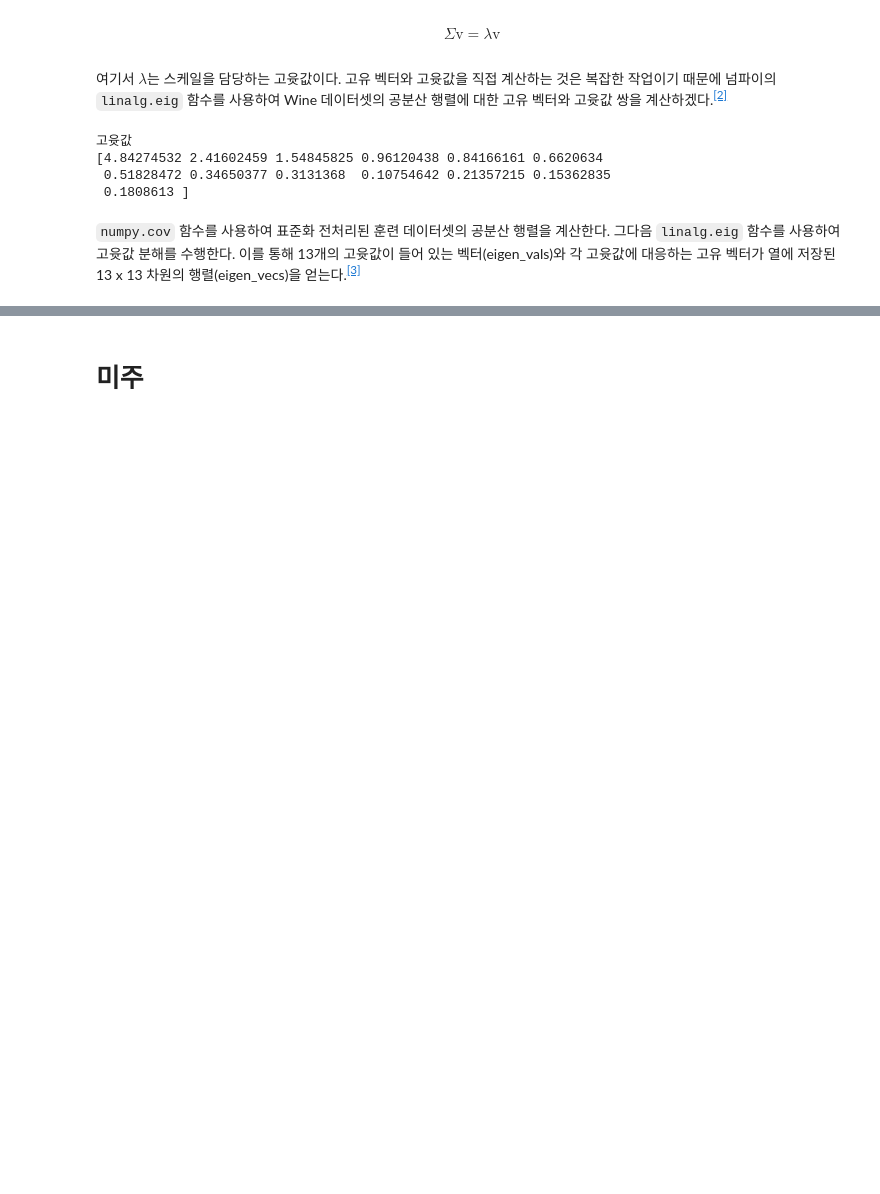
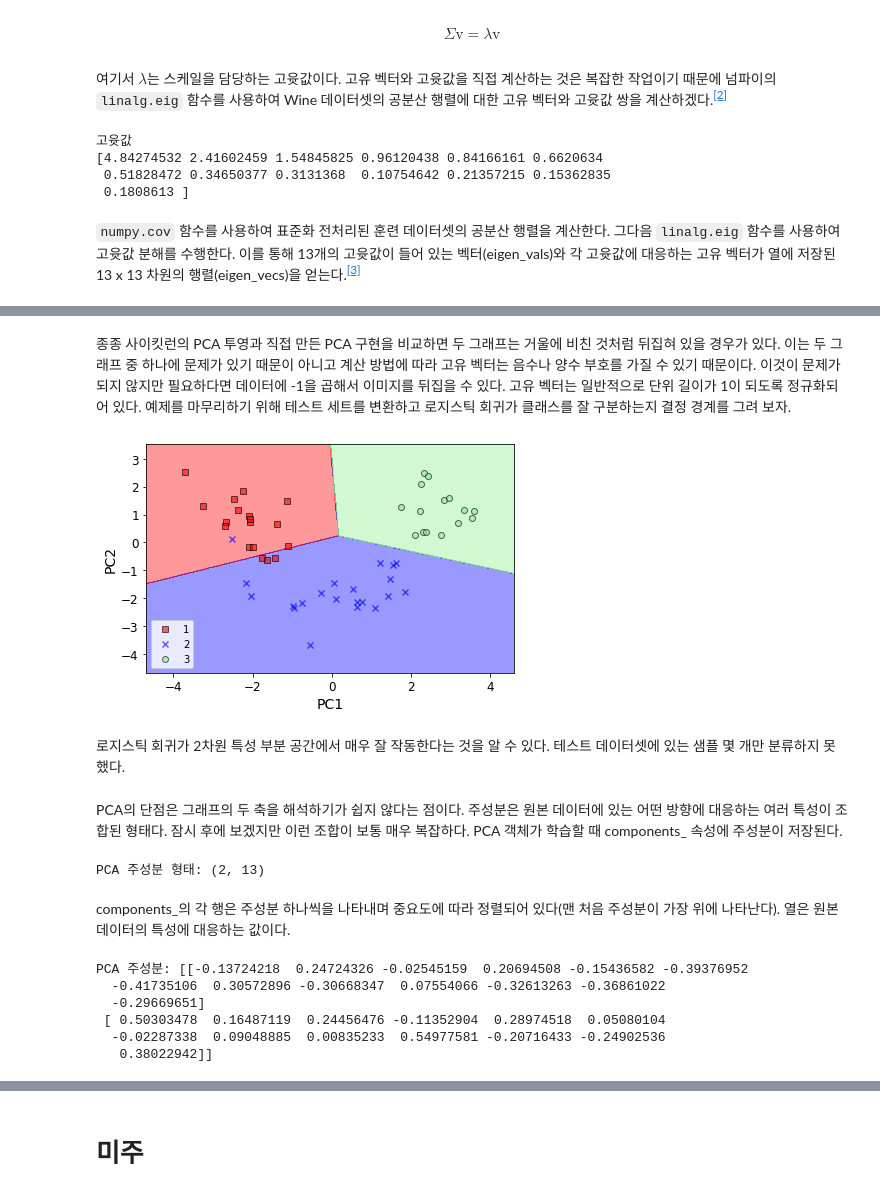
Before and after one commit to Sameta-cani/jwork, a Jupyter notebook: PCA.ipynb, the cells around one changed output, grey strips where cells are left out. Saved outputs shown, nothing was run; the diff lists cells and outputs as text; code cells hidden in the pictures; blank space fills up the shorter version.

```diff
--- a/PCA.ipynb
+++ b/PCA.ipynb
@@ -240,0 +437,30 @@ print('\n고윳값 \n%s' % eigen_vals)
+# %% [markdown]
+종종 사이킷런의 PCA 투영과 직접 만든 PCA 구현을 비교하면 두 그래프는 거울에 비친 것처럼 뒤집혀 있을 경우가 있다. 이는 두 그래프 중 하나에 문제가 있기 때문이 아니고 계산 방법에 따라 고유 벡터는 음수나 양수 부호를 가질 수 있기 때문이다. 이것이 문제가 되지 않지만 필요하다면 데이터에 -1을 곱해서 이미지를 뒤집을 수 있다. 고유 벡터는 일반적으로 단위 길이가 1이 되도록 정규화되어 있다. 예제를 마무리하기 위해 테스트 세트를 변환하고 로지스틱 회귀가 클래스를 잘 구분하는지 결정 경계를 그려 보자.
+# %%
+plot_decision_regions(X_test_pca, y_test, classifier=lr)
+plt.xlabel('PC1')
+plt.ylabel('PC2')
+plt.legend(loc='lower left')
+plt.tight_layout()
+plt.show()
+# %% [output]
+[figure, added]
+# %% [markdown]
+로지스틱 회귀가 2차원 특성 부분 공간에서 매우 잘 작동한다는 것을 알 수 있다. 테스트 데이터셋에 있는 샘플 몇 개만 분류하지 못했다.
+# %% [markdown]
+PCA의 단점은 그래프의 두 축을 해석하기가 쉽지 않다는 점이다. 주성분은 원본 데이터에 있는 어떤 방향에 대응하는 여러 특성이 조합된 형태다. 잠시 후에 보겠지만 이런 조합이 보통 매우 복잡하다. PCA 객체가 학습할 때 components_ 속성에 주성분이 저장된다.
+# %%
+print("PCA 주성분 형태:", pca.components_.shape)
+# %% [output]
+PCA 주성분 형태: (2, 13)
+# %% [markdown]
+components_의 각 행은 주성분 하나씩을 나타내며 중요도에 따라 정렬되어 있다(맨 처음 주성분이 가장 위에 나타난다). 열은 원본 데이터의 특성에 대응하는 값이다.
+# %%
+print("PCA 주성분:", pca.components_)
+# %% [output]
+PCA 주성분: [[-0.13724218  0.24724326 -0.02545159  0.20694508 -0.15436582 -0.39376952
+  -0.41735106  0.30572896 -0.30668347  0.07554066 -0.32613263 -0.36861022
+  -0.29669651]
+ [ 0.50303478  0.16487119  0.24456476 -0.11352904  0.28974518  0.05080104
+  -0.02287338  0.09048885  0.00835233  0.54977581 -0.20716433 -0.24902536
+   0.38022942]]
```
Also changed, not shown: parts of 72 cells of this notebook.
